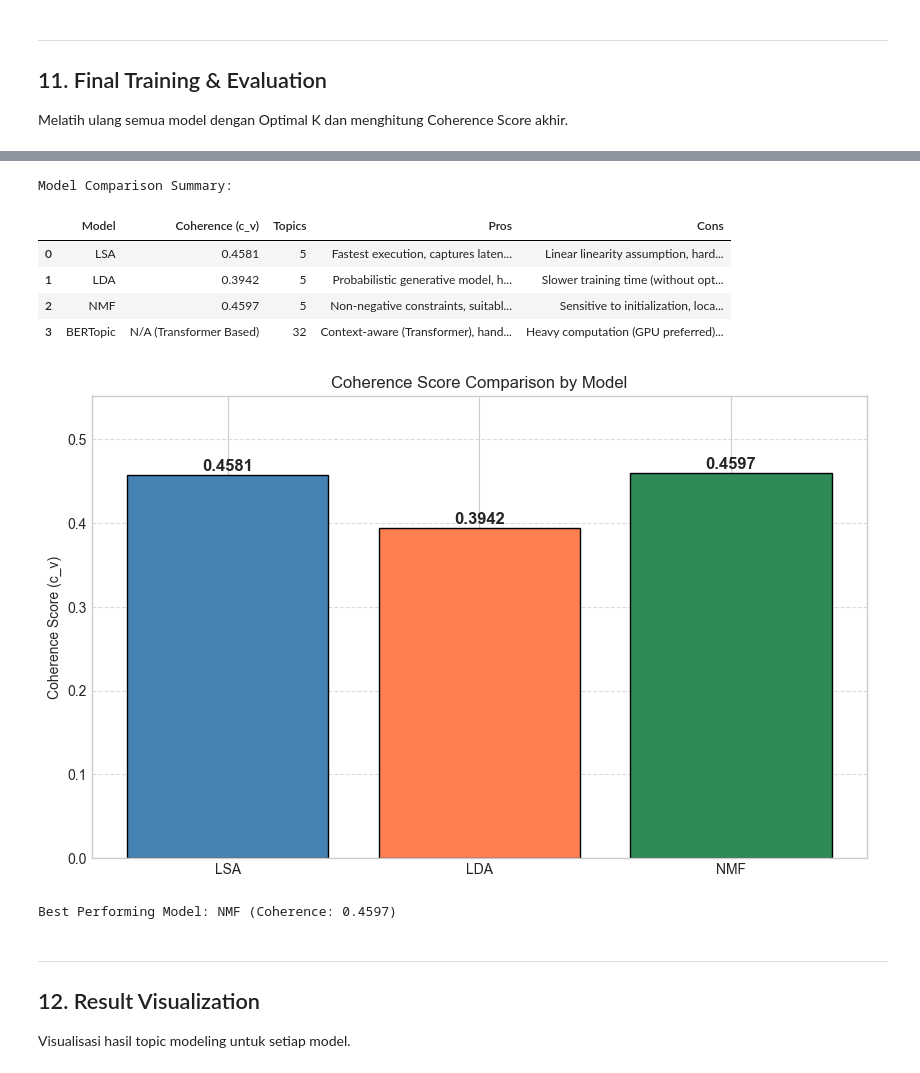
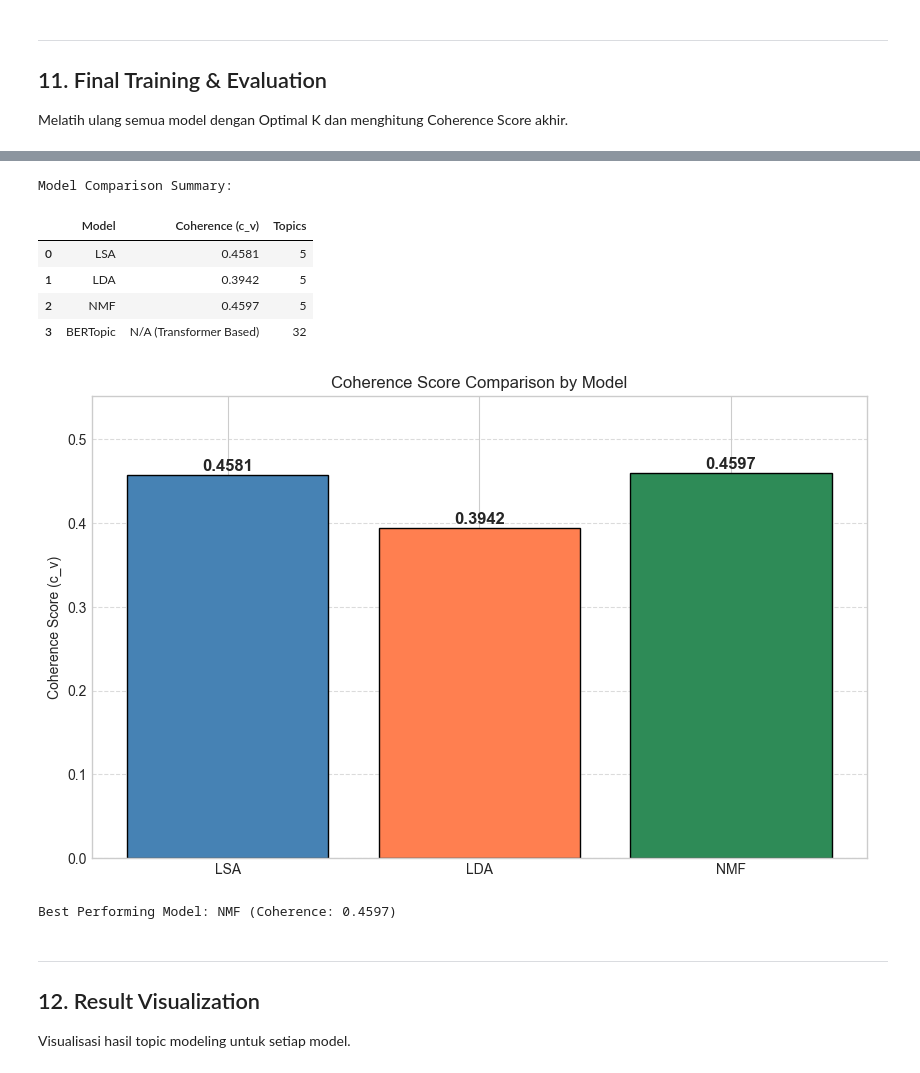
Before and after one commit to josgiv/36230035-UAS-NLP-TopicModelling, a Jupyter notebook: Notebook/36230035_NLP_UAS_Optimized.ipynb, the cells around one changed output, grey strips where cells are left out. Saved outputs shown, nothing was run; the diff lists cells and outputs as text; code cells hidden in the pictures.

```diff
--- a/Notebook/36230035_NLP_UAS_Optimized.ipynb
+++ b/Notebook/36230035_NLP_UAS_Optimized.ipynb
@@ -1043,53 +1092,41 @@ comparison_data = {
         OPTIMAL_TOPICS,
         len(bertopic_model.get_topic_info()) - 1  # Subtract -1 for outlier topic
     ],
-    'Pros': [
-        'Fastest execution, captures latent semantics linear algebra',
-        'Probabilistic generative model, highly interpretability',
-        'Non-negative constraints, suitable for sparse data',
-        'Context-aware (Transformer), handles semantics best'
-    ],
-    'Cons': [
-        'Linear linearity assumption, hard to interpret negative values',
-        'Slower training time (without optimization), needs simpler text',
-        'Sensitive to initialization, local optima risk',
-        'Heavy computation (GPU preferred), slow on large data'
-    ]
 }
 
 comparison_df = pd.DataFrame(comparison_data)
 print('Model Comparison Summary:')
 display(comparison_df)
 
 # 3. Visualization: Coherence Comparison
 models = ['LSA', 'LDA', 'NMF']
 coherences = [lsa_score, lda_score, nmf_score]
 colors = ['steelblue', 'coral', 'seagreen']
 
 plt.figure(figsize=(10, 6))
 bars = plt.bar(models, coherences, color=colors, edgecolor='black')
 plt.ylabel('Coherence Score (c_v)')
 plt.title('Coherence Score Comparison by Model')
 plt.ylim(0, max(coherences) * 1.2)
 
 # Add value labels
 for bar, coh in zip(bars, coherences):
     plt.text(bar.get_x() + bar.get_width()/2, bar.get_height() + 0.005,
              f'{coh:.4f}', ha='center', fontsize=12, fontweight='bold')
 
 plt.grid(axis='y', linestyle='--', alpha=0.7)
 plt.show()
 
 # Print Winner
 best_idx = np.argmax(coherences)
 print(f"Best Performing Model: {models[best_idx]} (Coherence: {coherences[best_idx]:.4f})")
 # %% [output]
 Model Comparison Summary:
-|  | Model | Coherence (c_v) | Topics | Pros | Cons |
-| 0 | LSA | 0.4581 | 5 | Fastest execution, captures laten... | Linear linearity assumption, hard... |
-| 1 | LDA | 0.3942 | 5 | Probabilistic generative model, h... | Slower training time (without opt... |
-| 2 | NMF | 0.4597 | 5 | Non-negative constraints, suitabl... | Sensitive to initialization, loca... |
-| 3 | BERTopic | N/A (Transformer Based) | 32 | Context-aware (Transformer), hand... | Heavy computation (GPU preferred)... |
+|  | Model | Coherence (c_v) | Topics |
+| 0 | LSA | 0.4581 | 5 |
+| 1 | LDA | 0.3942 | 5 |
+| 2 | NMF | 0.4597 | 5 |
+| 3 | BERTopic | N/A (Transformer Based) | 32 |
 [figure]
 Best Performing Model: NMF (Coherence: 0.4597)
 # %% [markdown]
```
Also changed, not shown: parts of 2 cells of this notebook.
